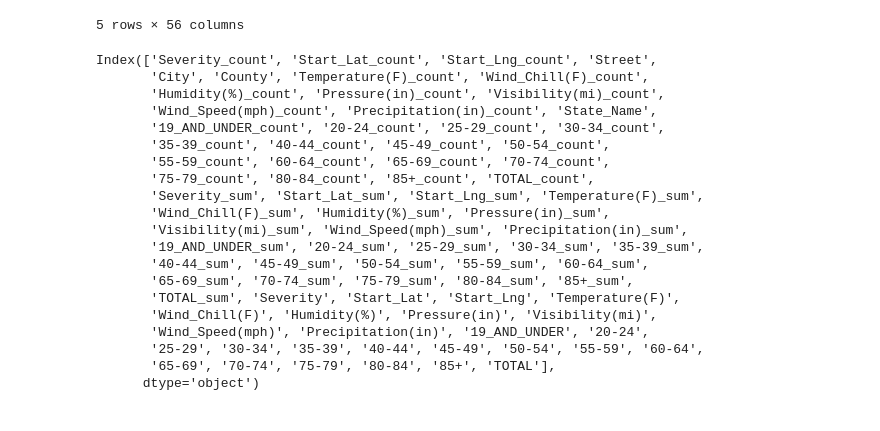
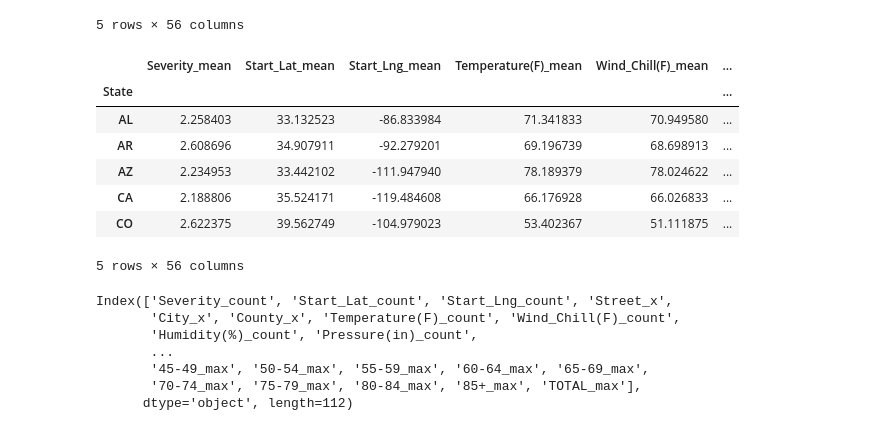
Before and after one commit to sebastiandifrancesco/Accident_Data_2019_Versus_2020, a Jupyter notebook: Visualizations_eddiev2.ipynb, the cells around one changed output. Cells and saved outputs as stored; diff of their text form; code cells hidden in the pictures.

Commit message:
updated correlations

```diff
--- a/Visualizations_eddiev2.ipynb
+++ b/Visualizations_eddiev2.ipynb
@@ -67,2 +68,5 @@ accident_data_sum = accident_data_w_demo.groupby('State').sum()
 accident_data_mean = accident_data_w_demo.groupby('State').mean()
+# %%
+# Set up dataframe for max values
+accident_data_max = accident_data_w_demo.groupby('State').max()
 # %%
@@ -77,29 +82,30 @@ accident_data_merge.head()
 | CA | 7897 | 7897 | 7897 | 7897 | 7897 | 7897 | 7897 | ... |
 | CO | 2619 | 2619 | 2619 | 2619 | 2619 | 2619 | 2619 | ... |
 5 rows × 56 columns
-# %%
-accident_data_merge2 = accident_data_merge.join(accident_data_mean,on='State')
-print(accident_data_merge2.columns)
-# %% [output]
-Index(['Severity_count', 'Start_Lat_count', 'Start_Lng_count', 'Street',
-       'City', 'County', 'Temperature(F)_count', 'Wind_Chill(F)_count',
-       'Humidity(%)_count', 'Pressure(in)_count', 'Visibility(mi)_count',
-       'Wind_Speed(mph)_count', 'Precipitation(in)_count', 'State_Name',
-       '19_AND_UNDER_count', '20-24_count', '25-29_count', '30-34_count',
-       '35-39_count', '40-44_count', '45-49_count', '50-54_count',
-       '55-59_count', '60-64_count', '65-69_count', '70-74_count',
-       '75-79_count', '80-84_count', '85+_count', 'TOTAL_count',
-       'Severity_sum', 'Start_Lat_sum', 'Start_Lng_sum', 'Temperature(F)_sum',
-       'Wind_Chill(F)_sum', 'Humidity(%)_sum', 'Pressure(in)_sum',
-       'Visibility(mi)_sum', 'Wind_Speed(mph)_sum', 'Precipitation(in)_sum',
-       '19_AND_UNDER_sum', '20-24_sum', '25-29_sum', '30-34_sum', '35-39_sum',
-       '40-44_sum', '45-49_sum', '50-54_sum', '55-59_sum', '60-64_sum',
-       '65-69_sum', '70-74_sum', '75-79_sum', '80-84_sum', '85+_sum',
-       'TOTAL_sum', 'Severity', 'Start_Lat', 'Start_Lng', 'Temperature(F)',
-       'Wind_Chill(F)', 'Humidity(%)', 'Pressure(in)', 'Visibility(mi)',
-       'Wind_Speed(mph)', 'Precipitation(in)', '19_AND_UNDER', '20-24',
-       '25-29', '30-34', '35-39', '40-44', '45-49', '50-54', '55-59', '60-64',
-       '65-69', '70-74', '75-79', '80-84', '85+', 'TOTAL'],
-      dtype='object')
+# %%
+# Combine dataframes for mean and max
+accident_data_merge1 = pd.merge(accident_data_mean,accident_data_max,on='State',suffixes=('_mean','_max'))
+accident_data_merge1.head()
+# %% [output]
+|  | Severity_mean | Start_Lat_mean | Start_Lng_mean | Temperature(F)_mean | Wind_Chill(F)_mean | ... |
+| State |  |  |  |  |  | ... |
+| AL | 2.258403 | 33.132523 | -86.833984 | 71.341833 | 70.949580 | ... |
+| AR | 2.608696 | 34.907911 | -92.279201 | 69.196739 | 68.698913 | ... |
+| AZ | 2.234953 | 33.442102 | -111.947940 | 78.189379 | 78.024622 | ... |
+| CA | 2.188806 | 35.524171 | -119.484608 | 66.176928 | 66.026833 | ... |
+| CO | 2.622375 | 39.562749 | -104.979023 | 53.402367 | 51.111875 | ... |
+5 rows × 56 columns
+# %%
+# Combine mean and max dataframe with sum and counts and print columns for setting up correlations
+accident_data_merge2 = pd.merge(accident_data_merge0,accident_data_merge1,on='State')
+print(accident_data_merge2.columns)
+# %% [output]
+Index(['Severity_count', 'Start_Lat_count', 'Start_Lng_count', 'Street_x',
+       'City_x', 'County_x', 'Temperature(F)_count', 'Wind_Chill(F)_count',
+       'Humidity(%)_count', 'Pressure(in)_count',
+       ...
+       '45-49_max', '50-54_max', '55-59_max', '60-64_max', '65-69_max',
+       '70-74_max', '75-79_max', '80-84_max', '85+_max', 'TOTAL_max'],
+      dtype='object', length=112)
 # %%
 column_1 = accident_data_merge2["Severity_sum"]
```
Also changed, not shown: parts of 10 cells of this notebook.
